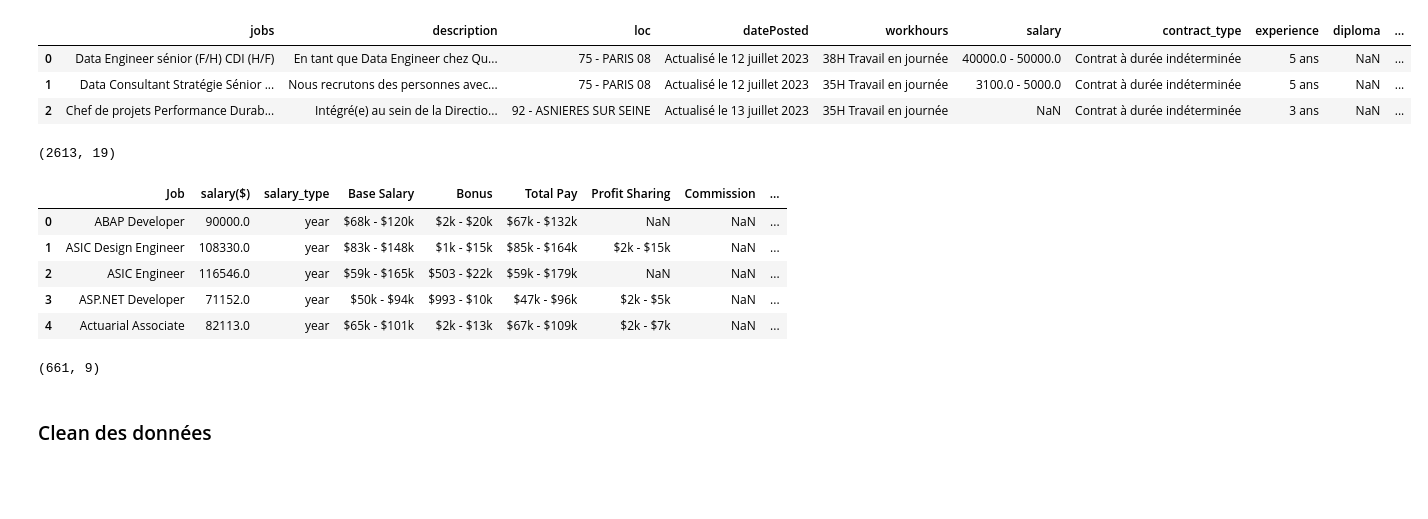
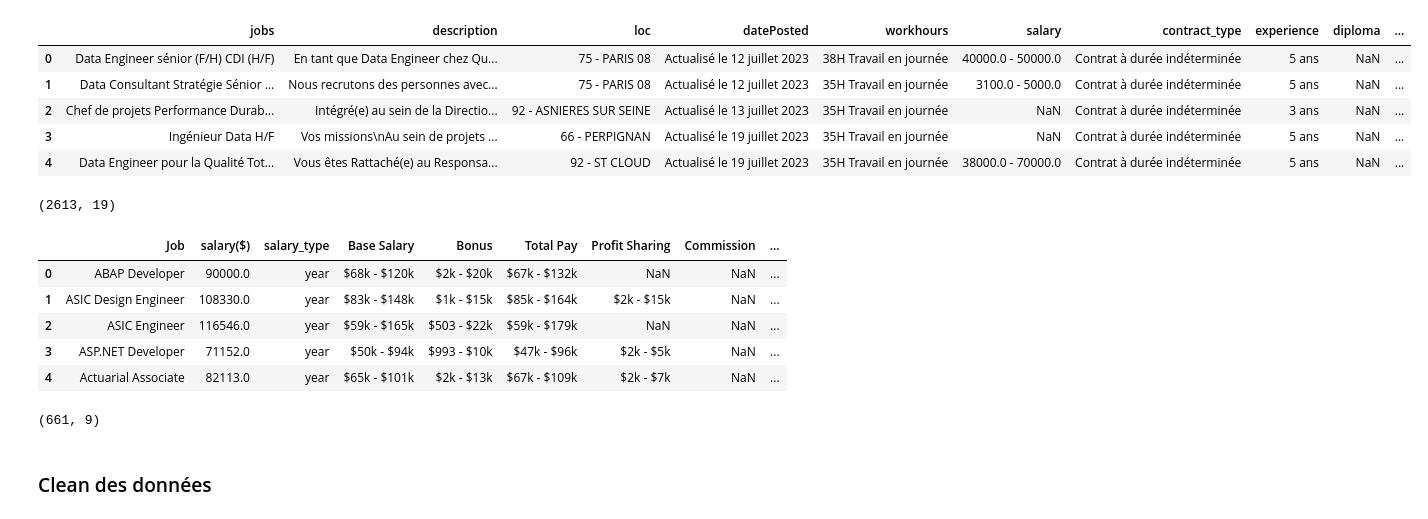
Before and after one commit to IISELII/JobFinder, a Jupyter notebook: models/findjob_model.ipynb, the cells around one changed output. Saved outputs shown, nothing was run; the diff lists cells and outputs as text; code cells hidden in the pictures; blank space fills up the shorter version.

```diff
--- a/models/findjob_model.ipynb
+++ b/models/findjob_model.ipynb
@@ -22,17 +28,19 @@ from tensorflow.keras.preprocessing.sequence import pad_sequences
 # %%
 # import des données
 jobs_df = pd.read_csv("../data/silver_data.csv")
 jobs_salary = pd.read_csv("../data/job_salary.csv")
 
-display(jobs_df.head(3))
+display(jobs_df.head(5))
 print(jobs_df.shape)
 display(jobs_salary.head())
 print(jobs_salary.shape)
 # %% [output]
 |  | jobs | description | loc | datePosted | workhours | salary | contract_type | experience | diploma | ... |
 | 0 | Data Engineer sénior (F/H) CDI (H/F) | En tant que Data Engineer chez Qu... | 75 - PARIS 08 | Actualisé le 12 juillet 2023 | 38H Travail en journée | 40000.0 - 50000.0 | Contrat à durée indéterminée | 5 ans | NaN | ... |
 | 1 | Data Consultant Stratégie Sénior ... | Nous recrutons des personnes avec... | 75 - PARIS 08 | Actualisé le 12 juillet 2023 | 35H Travail en journée | 3100.0 - 5000.0 | Contrat à durée indéterminée | 5 ans | NaN | ... |
 | 2 | Chef de projets Performance Durab... | Intégré(e) au sein de la Directio... | 92 - ASNIERES SUR SEINE | Actualisé le 13 juillet 2023 | 35H Travail en journée | NaN | Contrat à durée indéterminée | 3 ans | NaN | ... |
+| 3 | Ingénieur Data H/F | Vos missions\nAu sein de projets ... | 66 - PERPIGNAN | Actualisé le 19 juillet 2023 | 35H Travail en journée | NaN | Contrat à durée indéterminée | 5 ans | NaN | ... |
+| 4 | Data Engineer pour la Qualité Tot... | Vous êtes Rattaché(e) au Responsa... | 92 - ST CLOUD | Actualisé le 19 juillet 2023 | 35H Travail en journée | 38000.0 - 70000.0 | Contrat à durée indéterminée | 5 ans | NaN | ... |
 (2613, 19)
 |  | Job | salary($) | salary_type | Base Salary | Bonus | Total Pay | Profit Sharing | Commission | ... |
 | 0 | ABAP Developer | 90000.0 | year | $68k - $120k | $2k - $20k | $67k - $132k | NaN | NaN | ... |
```
Also changed, not shown: parts of 6 cells of this notebook, 6 other files.
